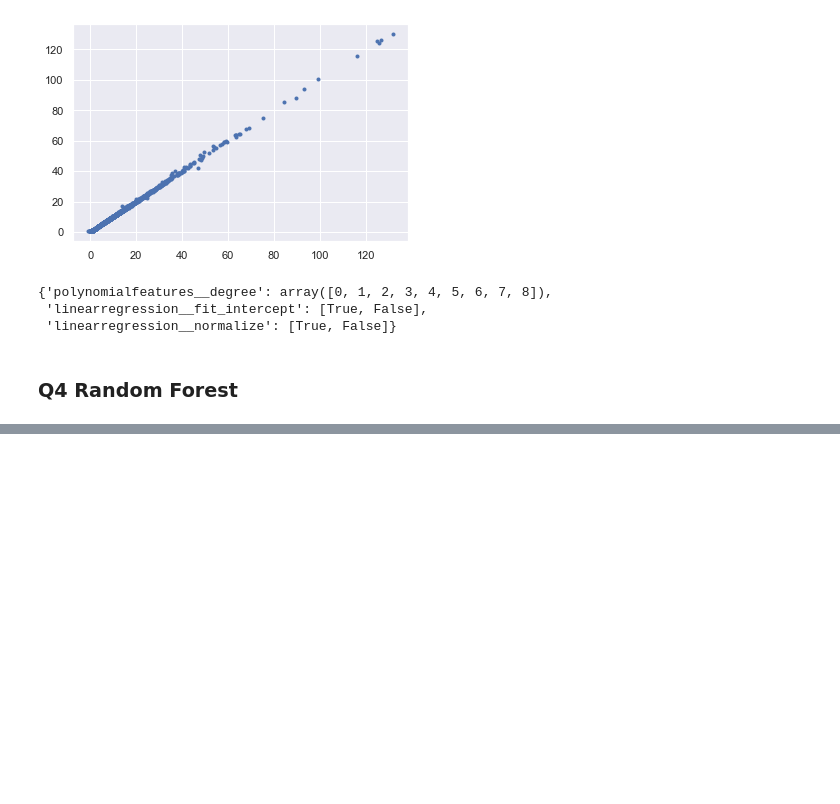
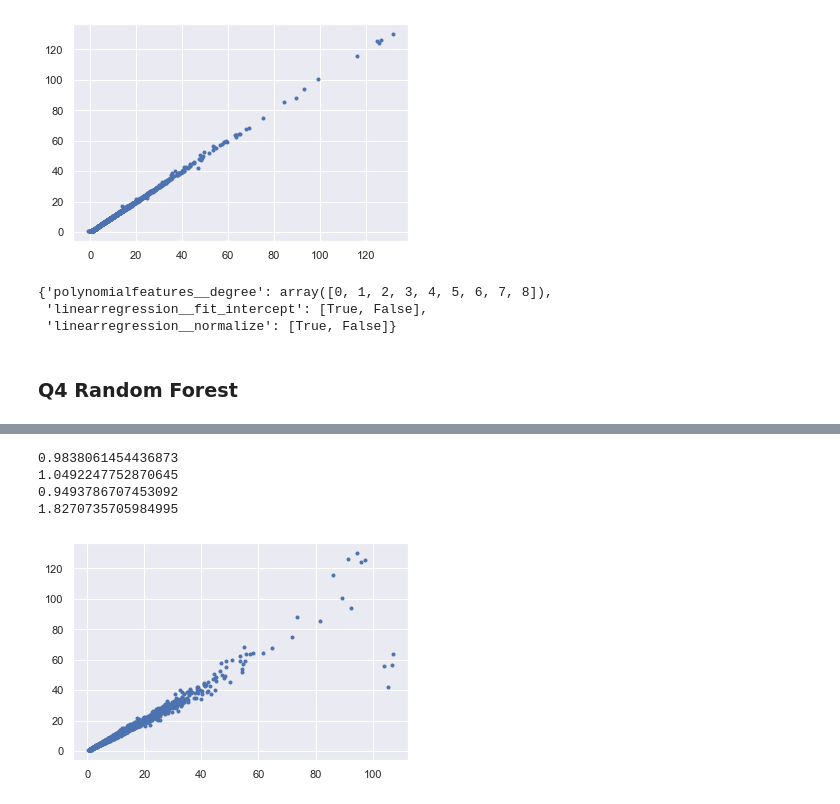
Before and after one commit to atmsillinois/machine-learning-1-seunguk-2, a Jupyter notebook: Module5.ipynb, the cells around one changed output, grey strips where cells are left out. Saved outputs shown, nothing was run; the diff lists cells and outputs as text; code cells hidden in the pictures; blank space fills up the shorter version.

```diff
--- a/Module5.ipynb
+++ b/Module5.ipynb
@@ -156,0 +224,2 @@ grid_rf.fit(Xtrain, ytrain)
+# %%
+grid_rf2.fit(Xtrain, ytrain)
@@ -156,0 +235,15 @@ grid_rf.fit(Xtrain, ytrain)
+# %%
+model_rf2 = grid_rf2.best_estimator_
+y_test_rf2 = model_rf2.fit(Xtrain,ytrain).predict(Xtest)
+# %%
+plt.plot(y_test_rf2,ytest,'.')
+print(metrics.r2_score(ypred, ytest))
+print(np.sqrt(metrics.mean_squared_error(ypred, ytest)))
+print(metrics.r2_score(y_test_rf2, ytest))
+print(np.sqrt(metrics.mean_squared_error(y_test_rf2, ytest)))
+# %% [output]
+0.9838061454436873
+1.0492247752870645
+0.9493786707453092
+1.8270735705984995
+[figure, added]
```
Also changed, not shown: parts of 13 cells of this notebook.
